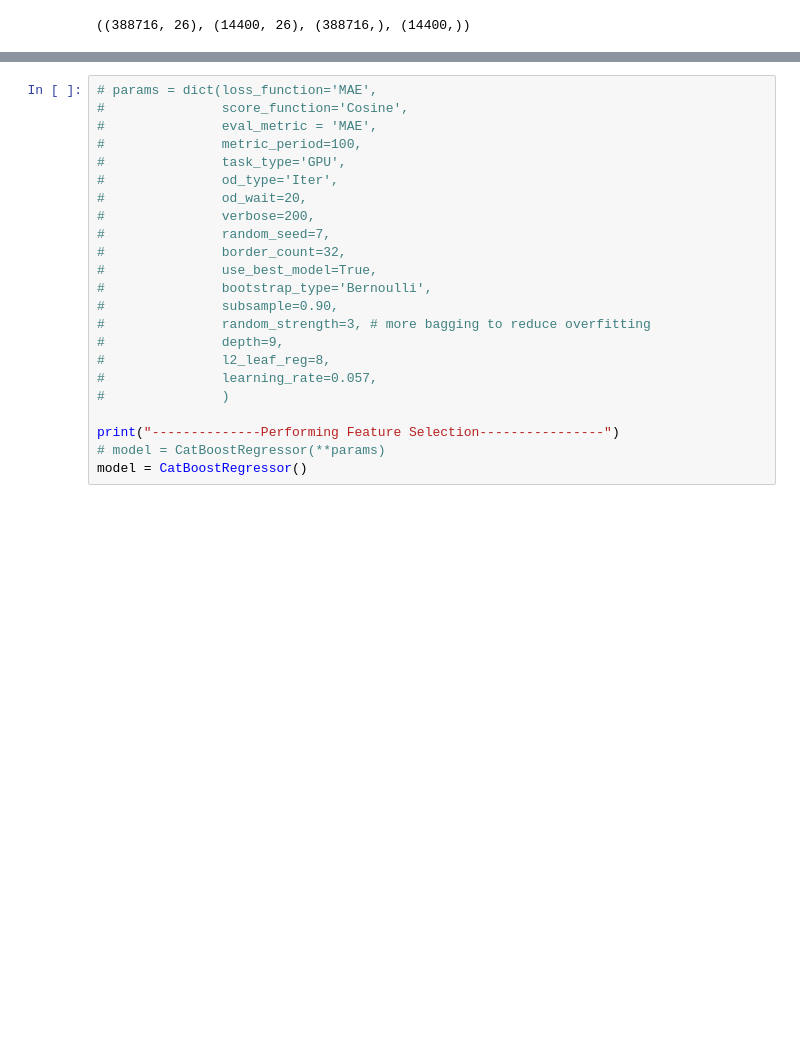
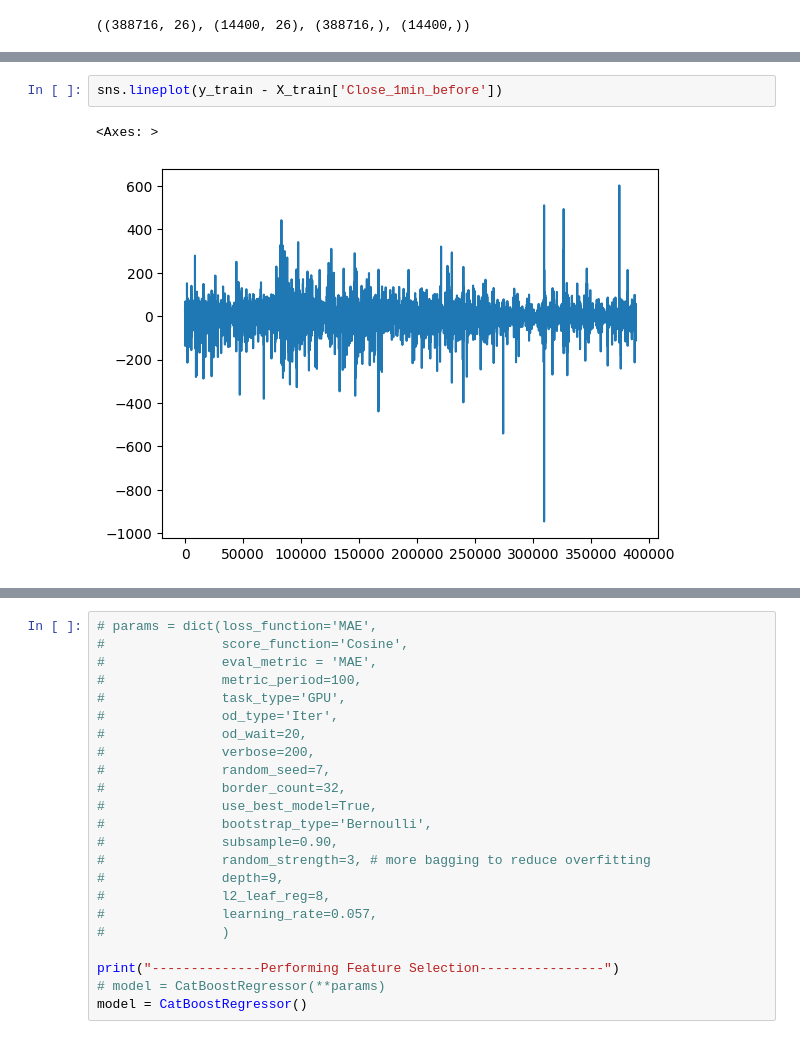
Before and after one commit to koshirshov/trading, a Jupyter notebook: notebooks/Eda+baseline.ipynb, the cells around one changed output, grey strips where cells are left out. Cells and saved outputs as stored; diff of their text form; blank space fills up the shorter version.

```diff
--- a/notebooks/Eda+baseline.ipynb
+++ b/notebooks/Eda+baseline.ipynb
@@ -114,0 +123,5 @@ X_train.shape, X_val.shape, y_train.shape, y_val.shape
+# %%
+sns.lineplot(y_train - X_train['Close_1min_before'])
+# %% [output]
+<Axes: >
+[figure, added]
```
Also changed, not shown: parts of 27 cells of this notebook.
